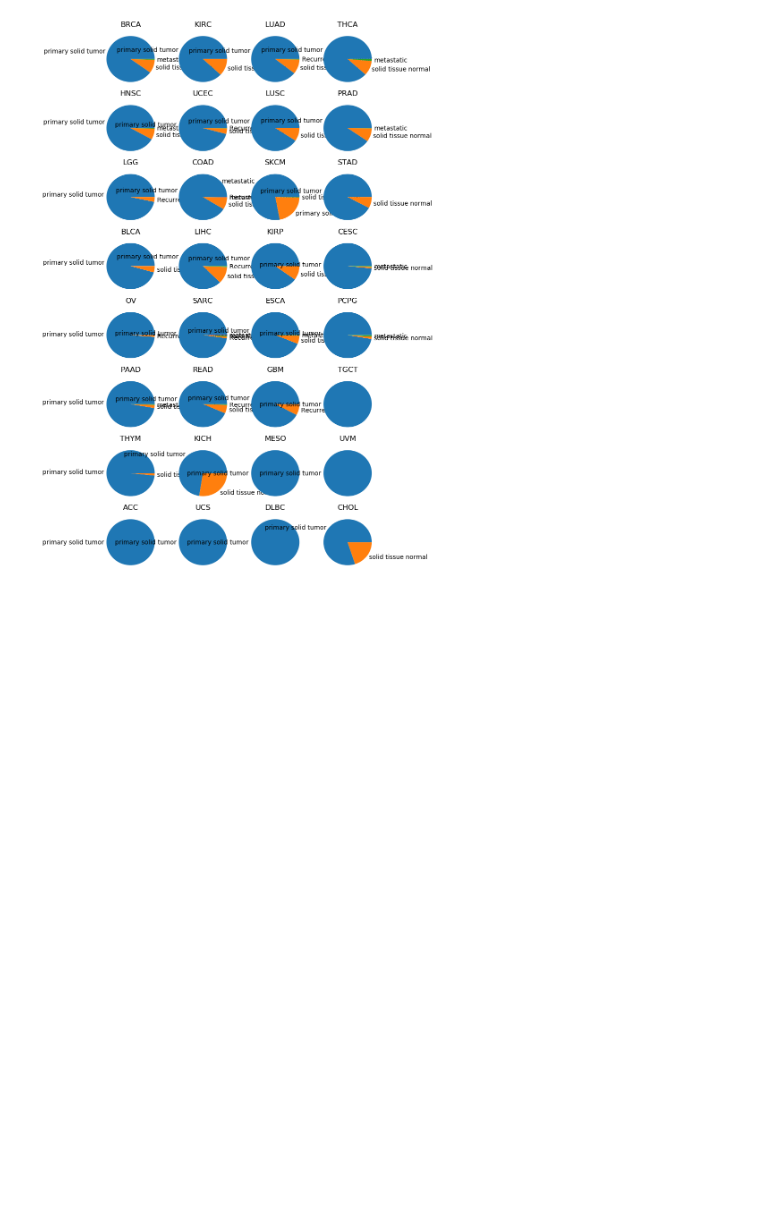
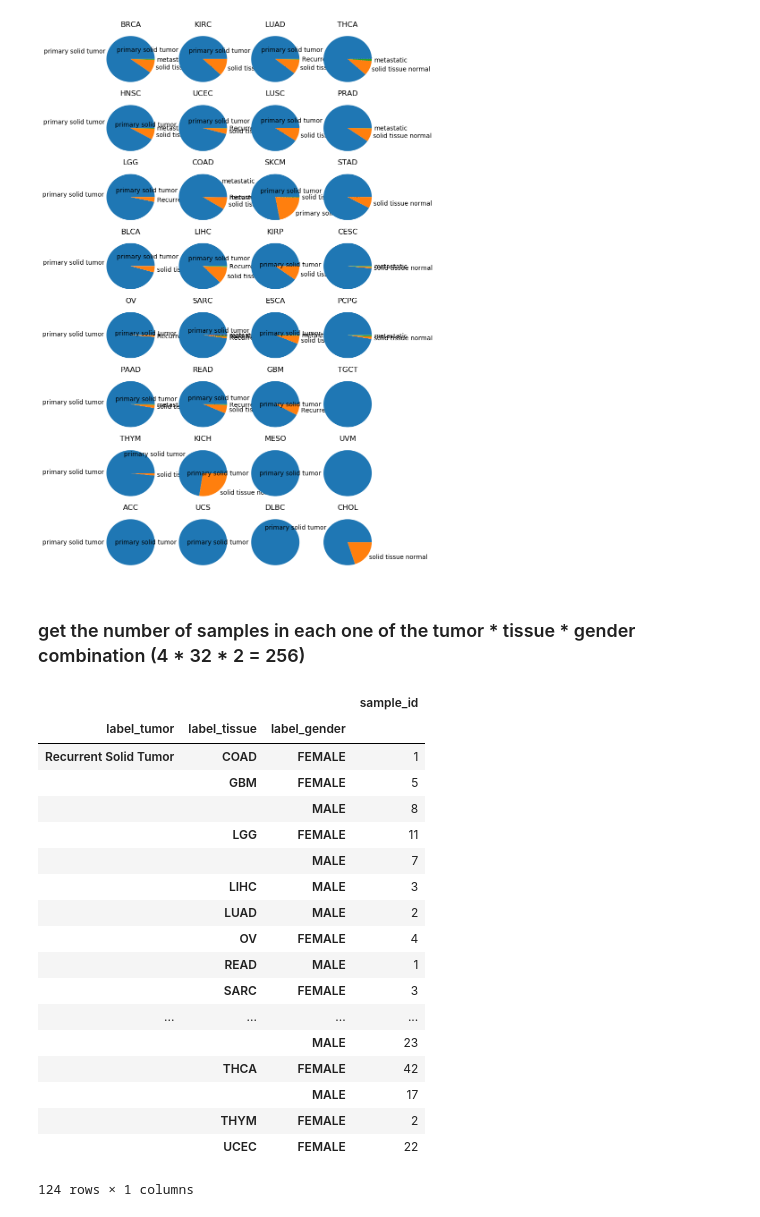
Before and after one commit to jvivian/DeepTCGA, a Jupyter notebook: Multi-label-stratified-split.ipynb, the cells around one changed output. Cells and saved outputs as stored; diff of their text form; code cells hidden in the pictures; blank space fills up the shorter version.

```diff
--- a/Multi-label-stratified-split.ipynb
+++ b/Multi-label-stratified-split.ipynb
@@ -35,3 +36,29 @@ for pie_chart_label in ["label_gender", "label_tumor"]:
 # %% [output]
 [figure]
 [figure]
+# %% [markdown]
+### get the number of samples in each one of the tumor \* tissue \* gender combination (4 \* 32 \* 2 = 256)
+# %%
+multi_label_count = label_df.groupby(["label_tumor", "label_tissue", "label_gender"]).count()
+# %%
+multi_label_count
+# %% [output]
+|  |  |  | sample_id |
+| label_tumor | label_tissue | label_gender |  |
+| Recurrent Solid Tumor | COAD | FEMALE | 1 |
+|  | GBM | FEMALE | 5 |
+|  |  | MALE | 8 |
+|  | LGG | FEMALE | 11 |
+|  |  | MALE | 7 |
+|  | LIHC | MALE | 3 |
+|  | LUAD | MALE | 2 |
+|  | OV | FEMALE | 4 |
+|  | READ | MALE | 1 |
+|  | SARC | FEMALE | 3 |
+| ... | ... | ... | ... |
+|  |  | MALE | 23 |
+|  | THCA | FEMALE | 42 |
+|  |  | MALE | 17 |
+|  | THYM | FEMALE | 2 |
+|  | UCEC | FEMALE | 22 |
+124 rows × 1 columns
```
Also changed, not shown: parts of 5 cells of this notebook.
